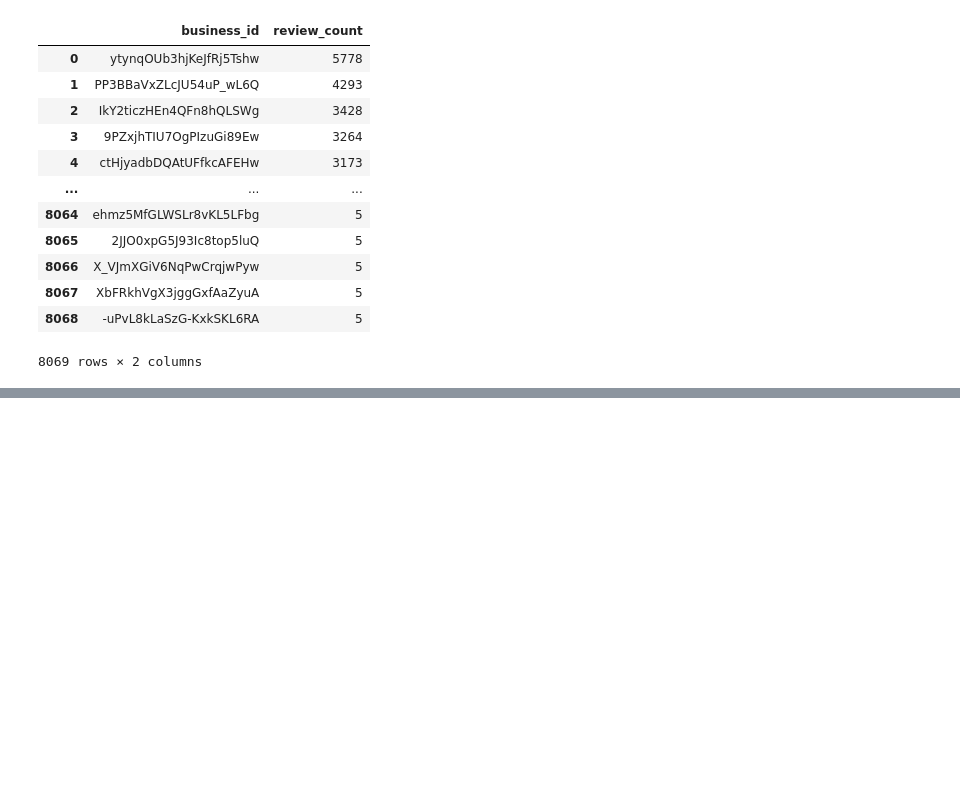
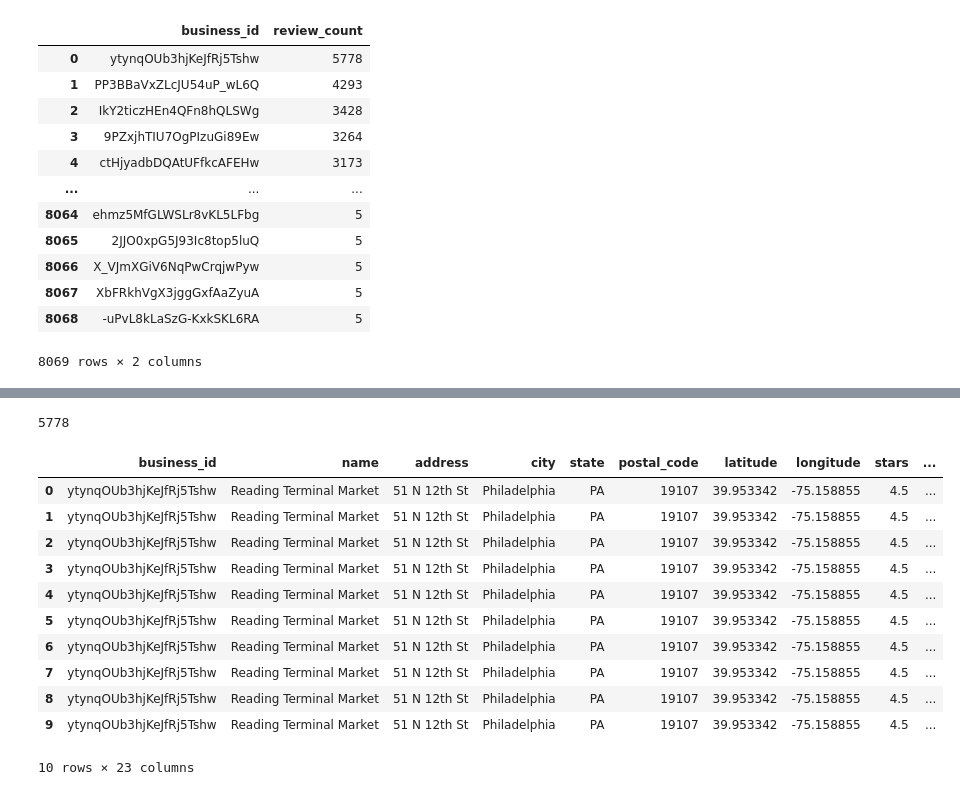
Before and after one commit to pjvillasista/Gemini_Business_LLM, a Jupyter notebook: cleaning.ipynb, the cells around one changed output, grey strips where cells are left out. Saved outputs shown, nothing was run; the diff lists cells and outputs as text; code cells hidden in the pictures; blank space fills up the shorter version.

```diff
--- a/cleaning.ipynb
+++ b/cleaning.ipynb
@@ -127,0 +128,7 @@ top_restaurants
+# %%
+engine = create_engine(f'mysql+pymysql://{DB_USER}:{DB_PASS}@localhost:3306/yelp_db')
+
+# Test connection by executing a simple query
+query = """DESCRIBE market_reviews"""
+
+pd.read_sql(query, engine)
@@ -127,0 +153,22 @@ top_restaurants
+# %%
+df_market.to_sql('market_reviews', con=engine, if_exists='append', index=False)
+# %% [output]
+5778
+# %%
+# Check table
+query = """SELECT * FROM market_reviews LIMIT 10"""
+
+pd.read_sql(query, engine)
+# %% [output]
+|  | business_id | name | address | city | state | postal_code | latitude | longitude | stars | ... |
+| 0 | ytynqOUb3hjKeJfRj5Tshw | Reading Terminal Market | 51 N 12th St | Philadelphia | PA | 19107 | 39.953342 | -75.158855 | 4.5 | ... |
+| 1 | ytynqOUb3hjKeJfRj5Tshw | Reading Terminal Market | 51 N 12th St | Philadelphia | PA | 19107 | 39.953342 | -75.158855 | 4.5 | ... |
+| 2 | ytynqOUb3hjKeJfRj5Tshw | Reading Terminal Market | 51 N 12th St | Philadelphia | PA | 19107 | 39.953342 | -75.158855 | 4.5 | ... |
+| 3 | ytynqOUb3hjKeJfRj5Tshw | Reading Terminal Market | 51 N 12th St | Philadelphia | PA | 19107 | 39.953342 | -75.158855 | 4.5 | ... |
+| 4 | ytynqOUb3hjKeJfRj5Tshw | Reading Terminal Market | 51 N 12th St | Philadelphia | PA | 19107 | 39.953342 | -75.158855 | 4.5 | ... |
+| 5 | ytynqOUb3hjKeJfRj5Tshw | Reading Terminal Market | 51 N 12th St | Philadelphia | PA | 19107 | 39.953342 | -75.158855 | 4.5 | ... |
+| 6 | ytynqOUb3hjKeJfRj5Tshw | Reading Terminal Market | 51 N 12th St | Philadelphia | PA | 19107 | 39.953342 | -75.158855 | 4.5 | ... |
+| 7 | ytynqOUb3hjKeJfRj5Tshw | Reading Terminal Market | 51 N 12th St | Philadelphia | PA | 19107 | 39.953342 | -75.158855 | 4.5 | ... |
+| 8 | ytynqOUb3hjKeJfRj5Tshw | Reading Terminal Market | 51 N 12th St | Philadelphia | PA | 19107 | 39.953342 | -75.158855 | 4.5 | ... |
+| 9 | ytynqOUb3hjKeJfRj5Tshw | Reading Terminal Market | 51 N 12th St | Philadelphia | PA | 19107 | 39.953342 | -75.158855 | 4.5 | ... |
+10 rows × 23 columns
```
Also changed, not shown: parts of 22 cells of this notebook.
